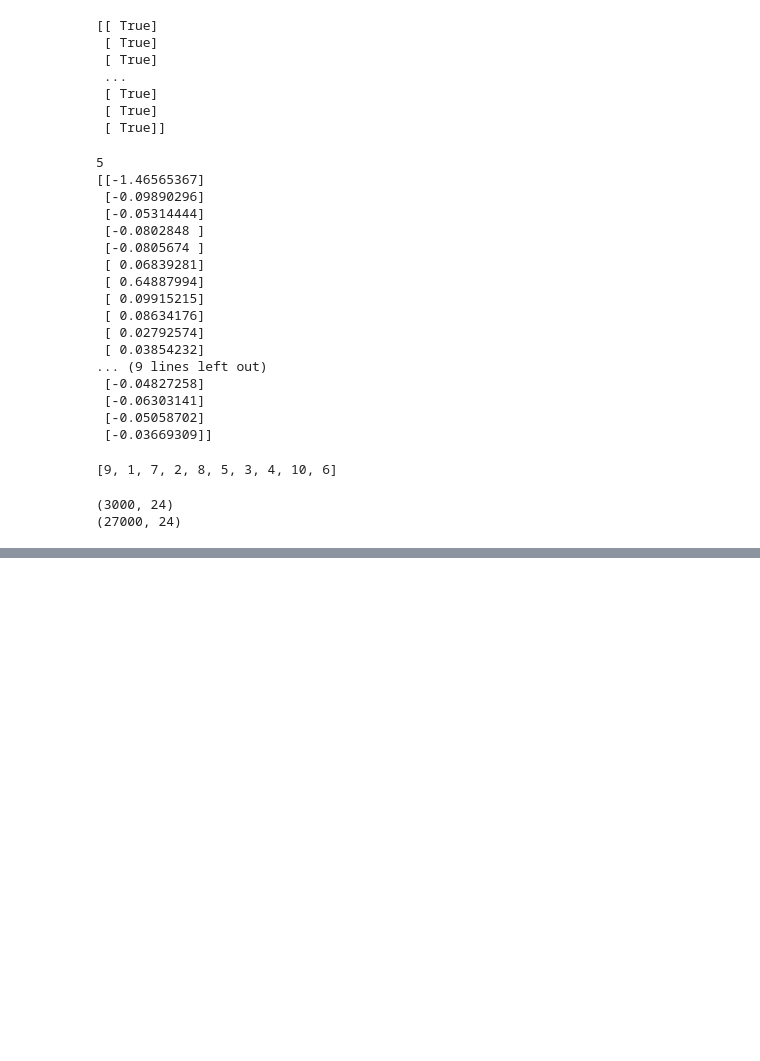
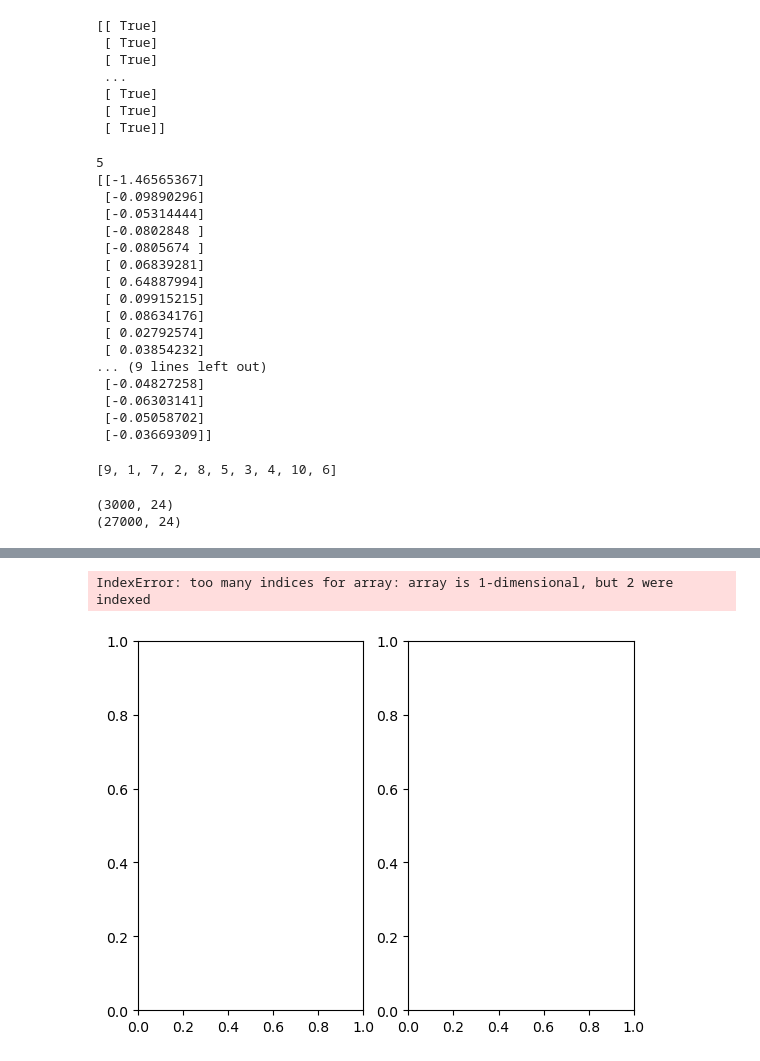
Before and after one commit to metepv/Credit-Card-Default-Project, a Jupyter notebook: LR.ipynb, the cells around one changed output, grey strips where cells are left out. Saved outputs shown, nothing was run; the diff lists cells and outputs as text; code cells hidden in the pictures; blank space fills up the shorter version.

```diff
--- a/LR.ipynb
+++ b/LR.ipynb
@@ -408,7 +406,7 @@ print(X_train.shape)
 (3000, 24)
 (27000, 24)
 # %%
-#K-fold Cross Validation
+#Validation
 fold_size = 1000
 k = 10
 threshold_lst = [0.1,0.2,0.3,0.4,0.5,0.55,0.6,0.7,0.8,0.9]
@@ -424,7 +422,7 @@ Y_train = np.reshape(Y_train,(15000,1))
 X_train = X[15000:,:]
 X_train = np.reshape(X_train,(15000,24))
 
-for i in range(10):
+for parameter in range(10):
 
     #Validation in train fold--------------------------------------------------------------------
     Beta_hat = newton_raphson(Y_train,X_train,Beta)
@@ -440,7 +438,7 @@ for i in range(10):
 
     for i in range(X_train.shape[0]):
 
-        if scaled_data_train[i,0] > threshold_lst[i]:
+        if scaled_data_train[i,0] > threshold_lst[parameter]:
             y_hat_tr[i,0] = 1
         else:
             y_hat_tr[i,0] = 0
@@ -510,0 +518,18 @@ IndexError: list index out of range
+# %%
+f1_train_lst = []
+for i in range(10):
+    f1_train_lst.append(f1_lst[i][0])
+
+f1_test_lst = []
+for i in range(10):
+    f1_train_lst.append(f1_lst[i][0])
+
+index_array = np.arange(1,10)
+
+fig, axs = plt.subplots(1, 2)
+
+axs[0, 0].plot(index_array,f1_train_lst)
+axs[0, 1].plot(index_array,f1_test_lst)
+# %% [output]
+IndexError: too many indices for array: array is 1-dimensional, but 2 were indexed
+[figure, added]
```
Also changed, not shown: parts of 2 cells of this notebook.
